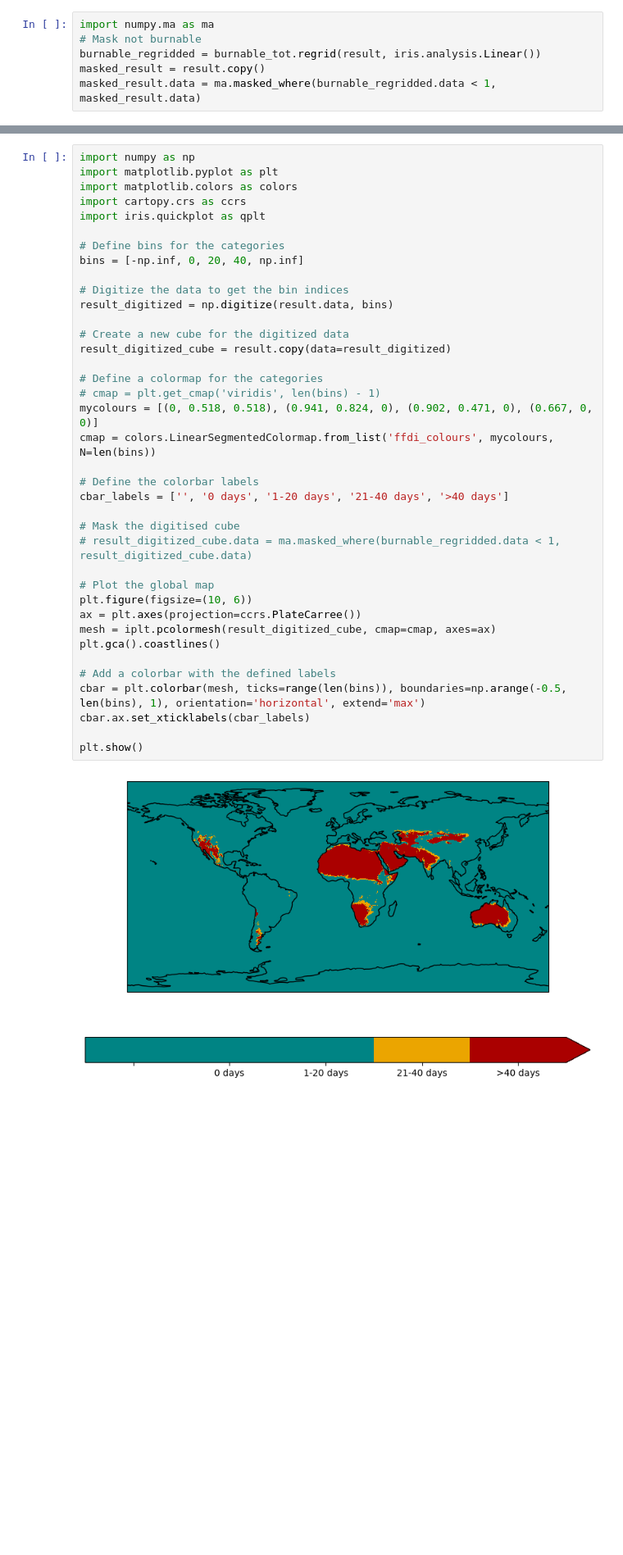
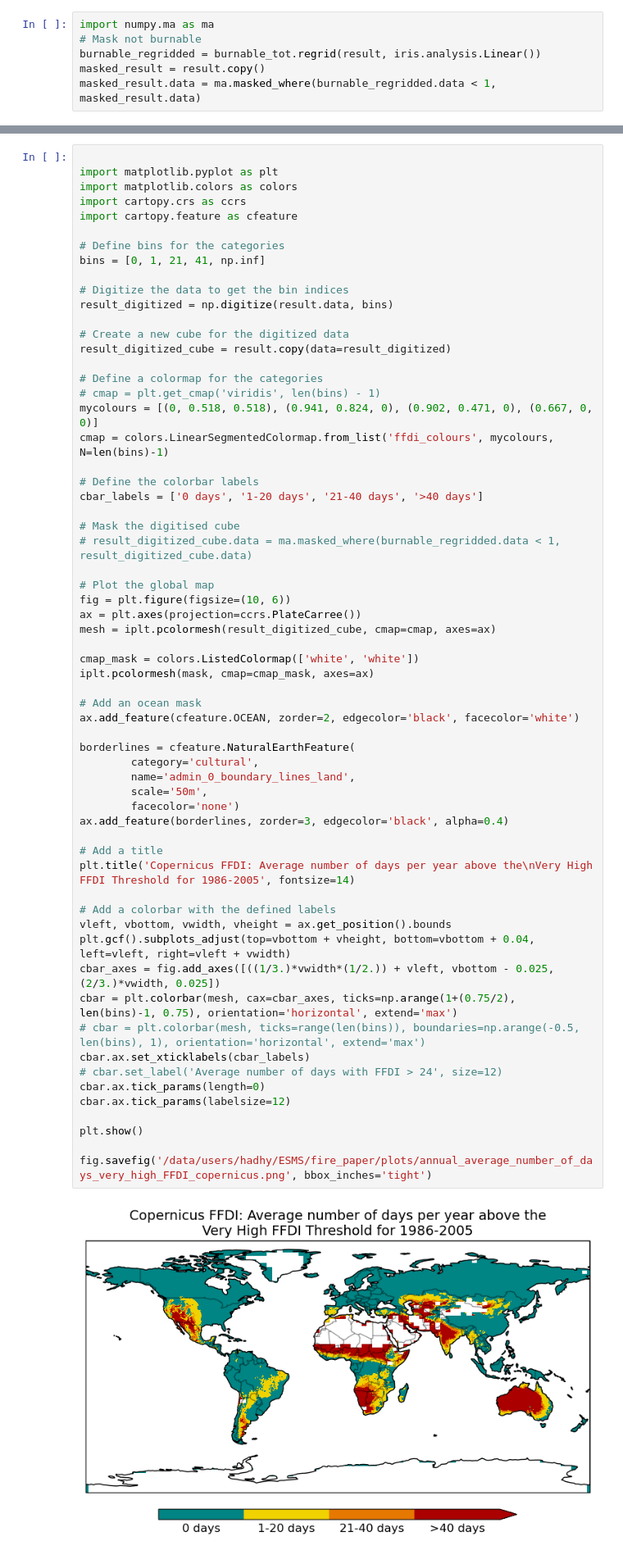
Before and after one commit to douglask3/Future_FFDI, a Jupyter notebook: ffdi_copernicus.ipynb, the cells around one changed output, grey strips where cells are left out. Shown at 82% size. Cells and saved outputs as stored; diff of their text form; blank space fills up the shorter version.

```diff
--- a/ffdi_copernicus.ipynb
+++ b/ffdi_copernicus.ipynb
@@ -161,40 +172,64 @@ plt.show()
 # %%
-import numpy as np
+
 import matplotlib.pyplot as plt
 import matplotlib.colors as colors
 import cartopy.crs as ccrs
-import iris.quickplot as qplt
+import cartopy.feature as cfeature
 
 # Define bins for the categories
-bins = [-np.inf, 0, 20, 40, np.inf]
+bins = [0, 1, 21, 41, np.inf]
 
 # Digitize the data to get the bin indices
 result_digitized = np.digitize(result.data, bins)
 
 # Create a new cube for the digitized data
 result_digitized_cube = result.copy(data=result_digitized)
 
 # Define a colormap for the categories
 # cmap = plt.get_cmap('viridis', len(bins) - 1)
 mycolours = [(0, 0.518, 0.518), (0.941, 0.824, 0), (0.902, 0.471, 0), (0.667, 0, 0)]
-cmap = colors.LinearSegmentedColormap.from_list('ffdi_colours', mycolours, N=len(bins))
+cmap = colors.LinearSegmentedColormap.from_list('ffdi_colours', mycolours, N=len(bins)-1)
 
 # Define the colorbar labels
-cbar_labels = ['', '0 days', '1-20 days', '21-40 days', '>40 days']
+cbar_labels = ['0 days', '1-20 days', '21-40 days', '>40 days']
 
 # Mask the digitised cube
 # result_digitized_cube.data = ma.masked_where(burnable_regridded.data < 1, result_digitized_cube.data)
 
 # Plot the global map
-plt.figure(figsize=(10, 6))
+fig = plt.figure(figsize=(10, 6))
 ax = plt.axes(projection=ccrs.PlateCarree())
 mesh = iplt.pcolormesh(result_digitized_cube, cmap=cmap, axes=ax)
-plt.gca().coastlines()
+
+cmap_mask = colors.ListedColormap(['white', 'white'])
+iplt.pcolormesh(mask, cmap=cmap_mask, axes=ax)
+
+# Add an ocean mask
+ax.add_feature(cfeature.OCEAN, zorder=2, edgecolor='black', facecolor='white')
+
+borderlines = cfeature.NaturalEarthFeature(
+        category='cultural',
+        name='admin_0_boundary_lines_land',
+        scale='50m',
+        facecolor='none')
+ax.add_feature(borderlines, zorder=3, edgecolor='black', alpha=0.4)
+
+# Add a title
+plt.title('Copernicus FFDI: Average number of days per year above the\nVery High FFDI Threshold for 1986-2005', fontsize=14)
 
 # Add a colorbar with the defined labels
-cbar = plt.colorbar(mesh, ticks=range(len(bins)), boundaries=np.arange(-0.5, len(bins), 1), orientation='horizontal', extend='max')
+vleft, vbottom, vwidth, vheight = ax.get_position().bounds
+plt.gcf().subplots_adjust(top=vbottom + vheight, bottom=vbottom + 0.04, left=vleft, right=vleft + vwidth)
+cbar_axes = fig.add_axes([((1/3.)*vwidth*(1/2.)) + vleft, vbottom - 0.025, (2/3.)*vwidth, 0.025])
+cbar = plt.colorbar(mesh, cax=cbar_axes, ticks=np.arange(1+(0.75/2), len(bins)-1, 0.75), orientation='horizontal', extend='max')
+# cbar = plt.colorbar(mesh, ticks=range(len(bins)), boundaries=np.arange(-0.5, len(bins), 1), orientation='horizontal', extend='max')
 cbar.ax.set_xticklabels(cbar_labels)
+# cbar.set_label('Average number of days with FFDI > 24', size=12)
+cbar.ax.tick_params(length=0)
+cbar.ax.tick_params(labelsize=12)
 
 plt.show()
+
+fig.savefig('/data/users/hadhy/ESMS/fire_paper/plots/annual_average_number_of_days_very_high_FFDI_copernicus.png', bbox_inches='tight')
 # %% [output]
-[figure, old version]
+[figure, new version]
```
Also changed, not shown: parts of 4 cells of this notebook.
